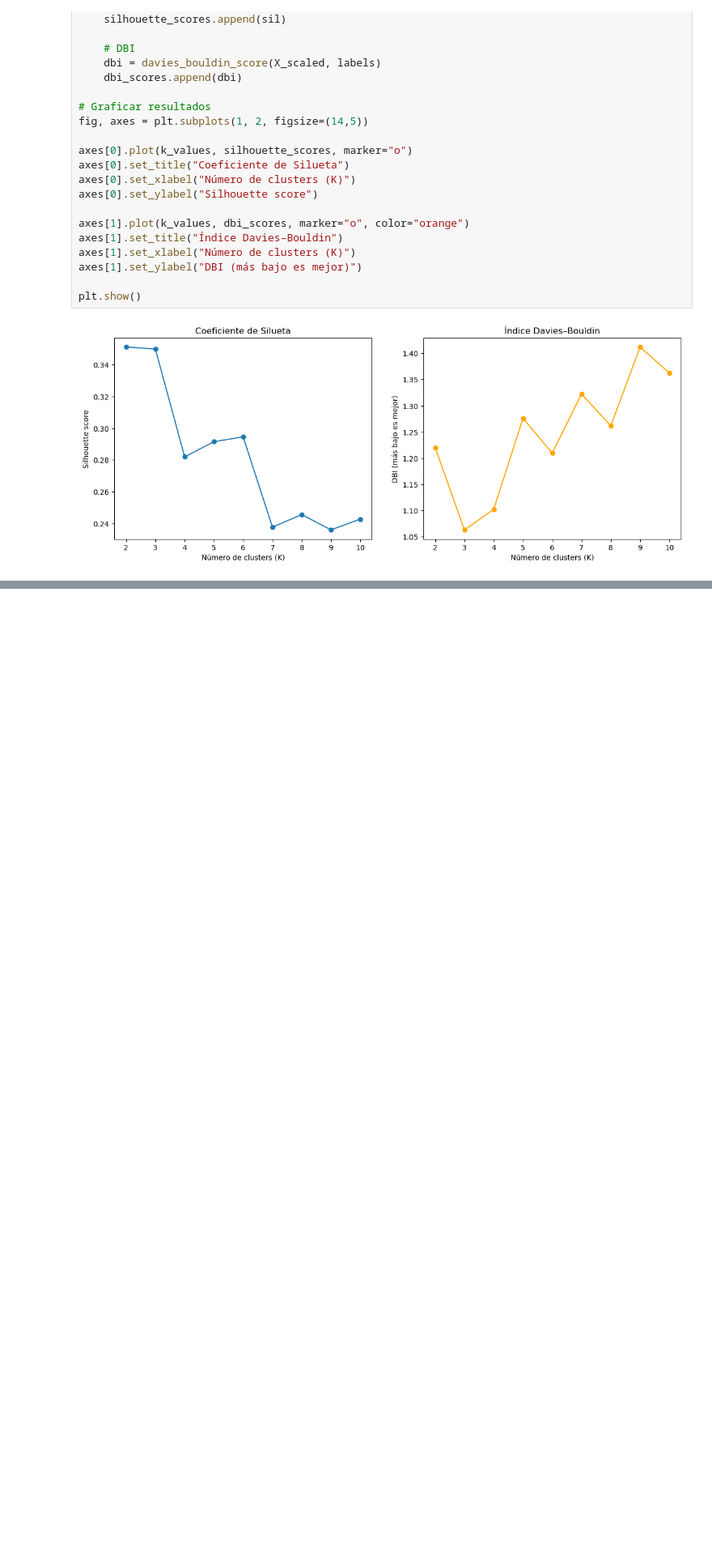
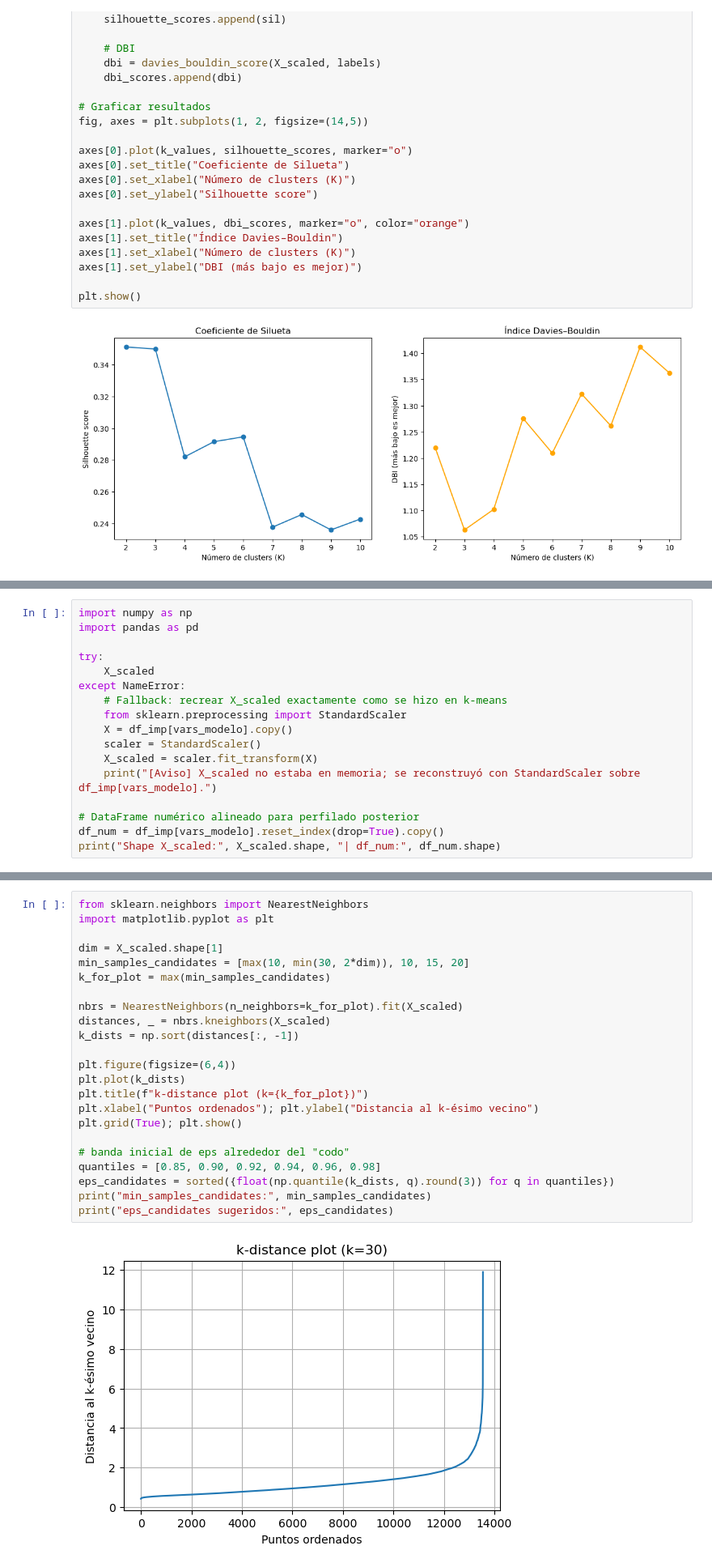
Before and after one commit to carvafel/Laboratorio-2, a Jupyter notebook: Lab2.ipynb, the cells around one changed output, grey strips where cells are left out. Shown at 81% size. Saved outputs shown, nothing was run; the diff lists cells and outputs as text; blank space fills up the shorter version.

```diff
--- a/Lab2.ipynb
+++ b/Lab2.ipynb
@@ -741,0 +723,17 @@ plt.show()
+# %%
+import numpy as np
+import pandas as pd
+
+try:
+    X_scaled
+except NameError:
+    # Fallback: recrear X_scaled exactamente como se hizo en k-means
+    from sklearn.preprocessing import StandardScaler
+    X = df_imp[vars_modelo].copy()
+    scaler = StandardScaler()
+    X_scaled = scaler.fit_transform(X)
+    print("[Aviso] X_scaled no estaba en memoria; se reconstruyó con StandardScaler sobre df_imp[vars_modelo].")
+
+# DataFrame numérico alineado para perfilado posterior
+df_num = df_imp[vars_modelo].reset_index(drop=True).copy()
+print("Shape X_scaled:", X_scaled.shape, "| df_num:", df_num.shape)
@@ -741,0 +748,25 @@ plt.show()
+# %%
+from sklearn.neighbors import NearestNeighbors
+import matplotlib.pyplot as plt
+
+dim = X_scaled.shape[1]
+min_samples_candidates = [max(10, min(30, 2*dim)), 10, 15, 20]
+k_for_plot = max(min_samples_candidates)
+
+nbrs = NearestNeighbors(n_neighbors=k_for_plot).fit(X_scaled)
+distances, _ = nbrs.kneighbors(X_scaled)
+k_dists = np.sort(distances[:, -1])
+
+plt.figure(figsize=(6,4))
+plt.plot(k_dists)
+plt.title(f"k-distance plot (k={k_for_plot})")
+plt.xlabel("Puntos ordenados"); plt.ylabel("Distancia al k-ésimo vecino")
+plt.grid(True); plt.show()
+
+# banda inicial de eps alrededor del "codo"
+quantiles = [0.85, 0.90, 0.92, 0.94, 0.96, 0.98]
+eps_candidates = sorted({float(np.quantile(k_dists, q).round(3)) for q in quantiles})
+print("min_samples_candidates:", min_samples_candidates)
+print("eps_candidates sugeridos:", eps_candidates)
+# %% [output]
+[figure, added]
```
Also changed, not shown: parts of 28 cells of this notebook, 3 other files.
